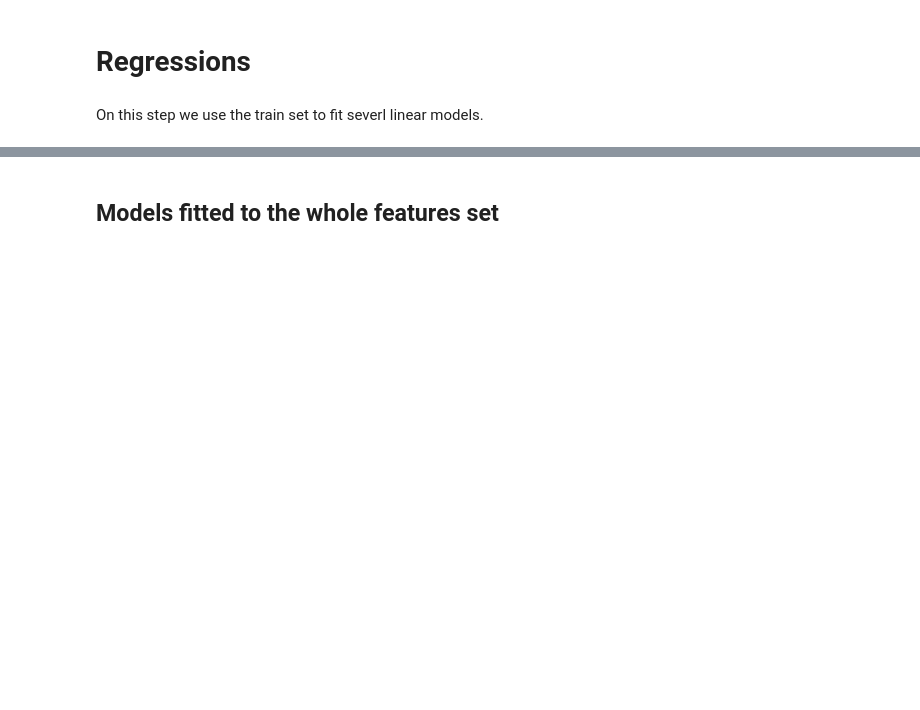
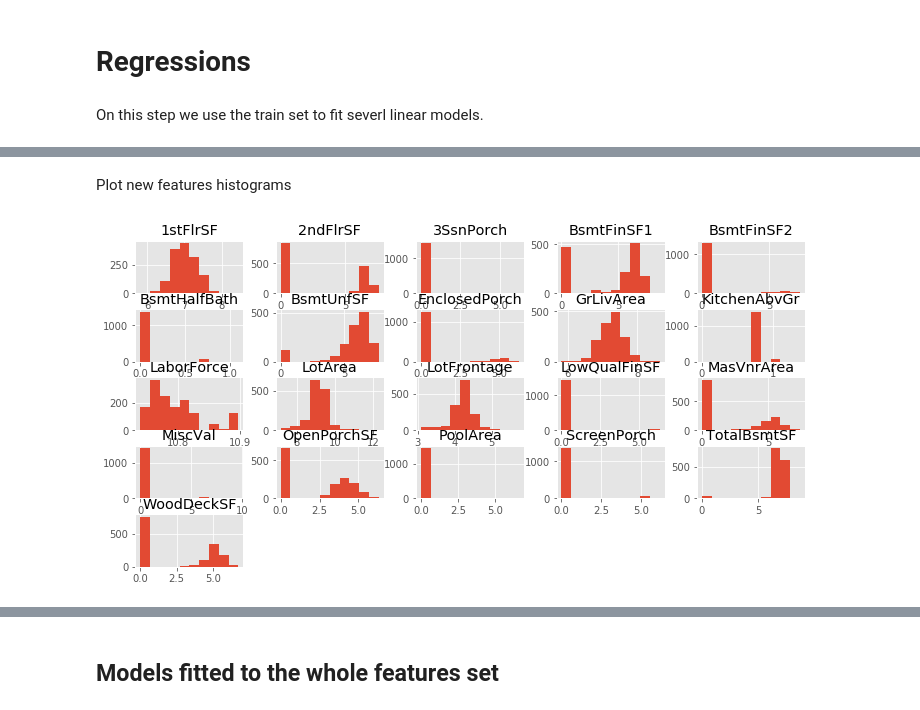
Before and after one commit to MikeStukalo/Ames, a Jupyter notebook: Regressions.ipynb, the cells around one changed output, grey strips where cells are left out. Drawn from its saved outputs; the diff is of its cells as text; code cells hidden in the pictures; blank space fills up the shorter version.

```diff
--- a/Regressions.ipynb
+++ b/Regressions.ipynb
@@ -8,0 +105,11 @@ On this step we use the train set to fit severl linear models.
+# %%
+skewed_feats = df[numerical].apply(lambda x: skew(x)) # compute skewness
+
+skewed_feats.drop('SalePrice', axis=0, inplace=True)
+
+# Select where skewenes is >0.75
+skewed_feats = skewed_feats[skewed_feats>0.75]
+
+# Get names of skewed features
+sk_feat = list(skewed_feats.index.values)
+skewed_feats
@@ -8,0 +134,13 @@ On this step we use the train set to fit severl linear models.
+# %%
+# Save initial values for comparison
+init_skewed = df[sk_feat]
+
+# Apply Log+1 transformation
+df[sk_feat] = np.log1p(df[sk_feat])
+# %% [markdown]
+Plot new features histograms
+# %%
+# Calculate skewenes
+_ = df[sk_feat].hist()
+# %% [output]
+[figure, added]
```
Also changed, not shown: parts of 72 cells of this notebook, 19 other files.
